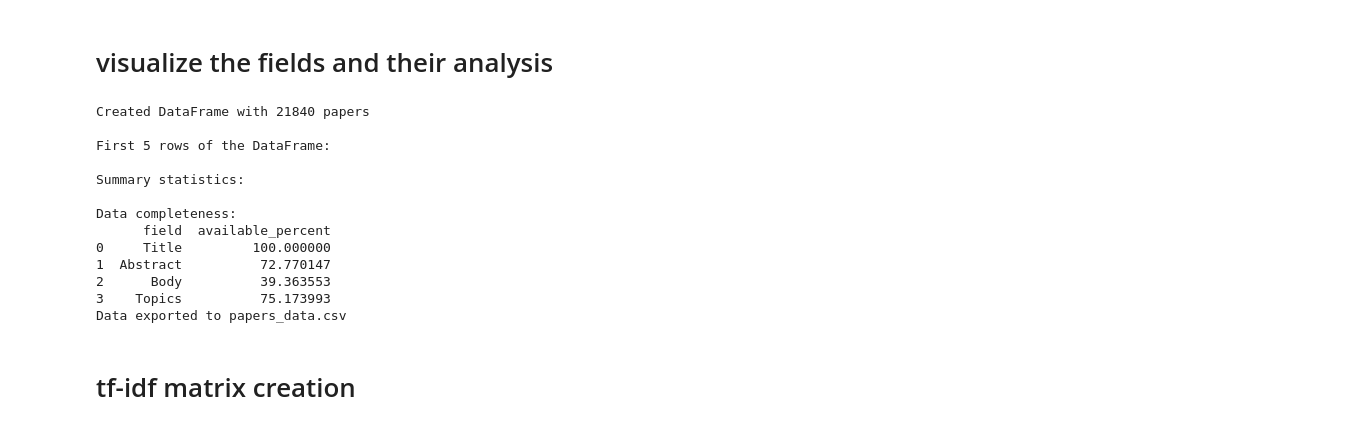
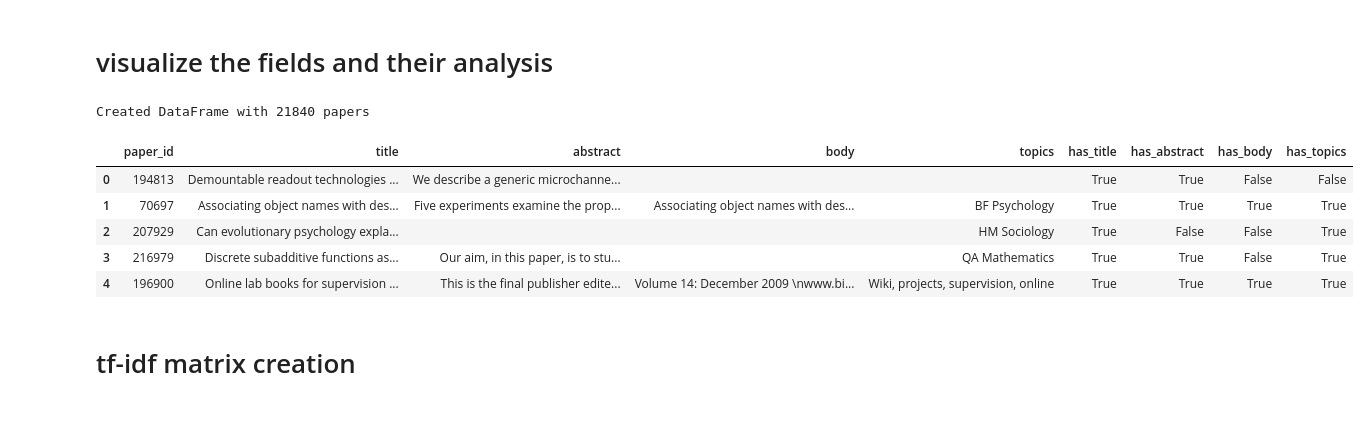
Before and after one commit to kasey-purvor/Latent_semantic_index_SearchEngine, a Jupyter notebook: data/notebook.ipynb, the cells around one changed output. Cells and saved outputs as stored; diff of their text form; code cells hidden in the pictures.

```diff
--- a/data/notebook.ipynb
+++ b/data/notebook.ipynb
@@ -262,86 +262,42 @@ def create_papers_dataframe(extracted_fields_dict):
     df['topics'] = processed_topics
 
     # Add computed columns for analysis
     df['has_title'] = df['title'].str.strip().apply(bool)
     df['has_abstract'] = df['abstract'].str.strip().apply(bool)
     df['has_body'] = df['body'].str.strip().apply(bool)
     df['has_topics'] = df['topics'].str.strip().apply(bool)
 
-    # Calculate text lengths
-    df['title_length'] = df['title'].str.len()
-    df['abstract_length'] = df['abstract'].str.len()
-    df['body_length'] = df['body'].str.len()
+
 
     print(f"Created DataFrame with {len(df)} papers")
     return df
 
 # Create the DataFrame
 papers_df = create_papers_dataframe(extracted_fields_dict)
-
-# Display the first few rows
-print("\nFirst 5 rows of the DataFrame:")
-papers_df.head()
-
-# Display summary statistics
-print("\nSummary statistics:")
-papers_df.describe()
-
-# Display completeness information
-print("\nData completeness:")
-completeness = pd.DataFrame({
-    'field': ['Title', 'Abstract', 'Body', 'Topics'],
-    'available_percent': [
-        papers_df['has_title'].mean() * 100,
-        papers_df['has_abstract'].mean() * 100,
-        papers_df['has_body'].mean() * 100,
-        papers_df['has_topics'].mean() * 100
-    ]
-})
-print(completeness)
 
 # Export functions for the DataFrame
 def export_to_csv(df, filename='papers_data.csv'):
     """Export DataFrame to CSV file"""
     df.to_csv(filename, index=False)
     print(f"Data exported to {filename}")
 
 def export_to_excel(df, filename='papers_data.xlsx'):
     """Export DataFrame to Excel file"""
     df.to_excel(filename, index=False)
     print(f"Data exported to {filename}")
 
-# Example usage of export functions
-# Uncomment to use:
+
+papers_df.head()
 # export_to_csv(papers_df)
 # export_to_excel(papers_df)
-
-# For a lightweight export with just key fields (useful for large datasets)
-def export_lightweight(df, filename='papers_metadata.csv'):
-    """Export lightweight version with just metadata"""
-    light_df = df[['paper_id', 'title', 'has_abstract', 'has_body',
-                  'has_topics', 'title_length', 'abstract_length', 'body_length']]
-    light_df.to_csv(filename, index=False)
-    print(f"Lightweight metadata exported to {filename}")
-
-# Uncomment to use:
-# export_lightweight(papers_df)
-
-papers_df.head()
-export_to_csv(papers_df)
 # %% [output]
 Created DataFrame with 21840 papers
-
-First 5 rows of the DataFrame:
-
-Summary statistics:
-
-Data completeness:
-      field  available_percent
-0     Title         100.000000
-1  Abstract          72.770147
-2      Body          39.363553
-3    Topics          75.173993
-Data exported to papers_data.csv
+|  | paper_id | title | abstract | body | topics | has_title | has_abstract | has_body | has_topics |
+| 0 | 194813 | Demountable readout technologies ... | We describe a generic microchanne... |  |  | True | True | False | False |
+| 1 | 70697 | Associating object names with des... | Five experiments examine the prop... | Associating object names with des... | BF Psychology | True | True | True | True |
+| 2 | 207929 | Can evolutionary psychology expla... |  |  | HM Sociology | True | False | False | True |
+| 3 | 216979 | Discrete subadditive functions as... | Our aim, in this paper, is to stu... |  | QA Mathematics | True | True | False | True |
+| 4 | 196900 | Online lab books for supervision ... | This is the final publisher edite... | Volume 14: December 2009 \nwww.bi... | Wiki, projects, supervision, online | True | True | True | True |
 # %% [markdown]
 # tf-idf matrix creation
 # %%
```
Also changed, not shown: parts of 7 cells of this notebook, 4 other files.
